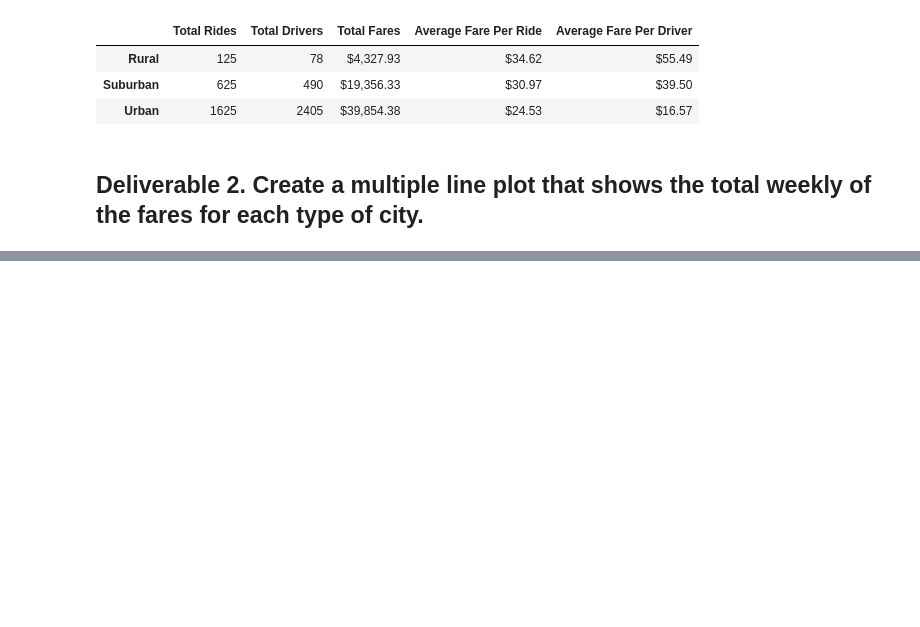
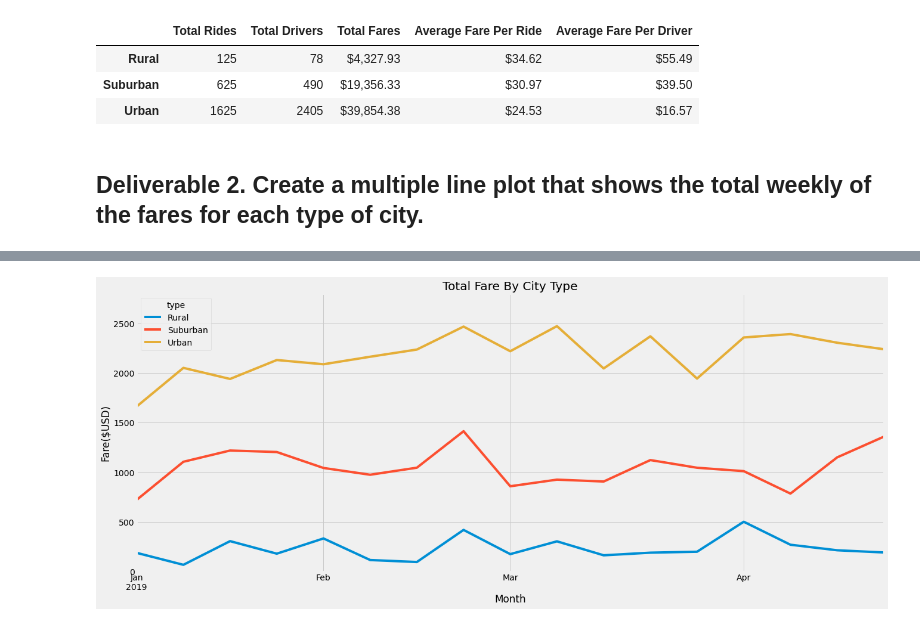
Before and after one commit to PGrickswim/PyBer_Analysis, a Jupyter notebook: PyBer_Challenge.ipynb, the cells around one changed output, grey strips where cells are left out. Drawn from its saved outputs; the diff is of its cells as text; code cells hidden in the pictures; blank space fills up the shorter version.

```diff
--- a/PyBer_Challenge.ipynb
+++ b/PyBer_Challenge.ipynb
@@ -134,2 +196,4 @@ pyber_summary_df
 # %%
 # 5. Create a new DataFrame from the pivot table DataFrame using loc on the given dates, '2019-01-01':'2019-04-29'.
+fares_summary_df = fares_by_week_df.loc['2019-01-01':'2019-04-29']
+fares_summary_df
@@ -136,5 +220,5 @@ pyber_summary_df
 # %%
 # 6. Set the "date" index to datetime datatype. This is necessary to use the resample() method in Step 8.
-# df.index = pd.to_datetime(df.index)
+fares_summary_df.index = pd.to_datetime(fares_summary_df.index)
 # %%
 # 7. Check that the datatype for the index is datetime using df.info()
@@ -141,2 +238,4 @@ pyber_summary_df
 # %%
 # 8. Create a new DataFrame using the "resample()" function by week 'W' and get the sum of the fares for each week.
+fares_by_week_df = fares_summary_df.resample("W").sum()
+fares_by_week_df
@@ -143,7 +276,23 @@ pyber_summary_df
 # %%
 # 8. Using the object-oriented interface method, plot the resample DataFrame using the df.plot() function.
 
 # Import the style from Matplotlib.
 from matplotlib import style
+# Import datetime
+from datetime import datetime
 # Use the graph style fivethirtyeight.
 style.use('fivethirtyeight')
+
+fig = fares_by_week_df.plot(figsize=(20,8))
+
+# Build the plot.
+fig.set_ylabel("Fare($USD)")
+fig.set_xlabel("Month")
+fig.set_title("Total Fare By City Type")
+fig.set_ylim(0,2800)
+
+# plt.legend()
+plt.savefig("analysis/Fig1.png")
+plt.show()
+# %% [output]
+[figure, added]
```
Also changed, not shown: parts of 8 cells of this notebook, 1 other file.
